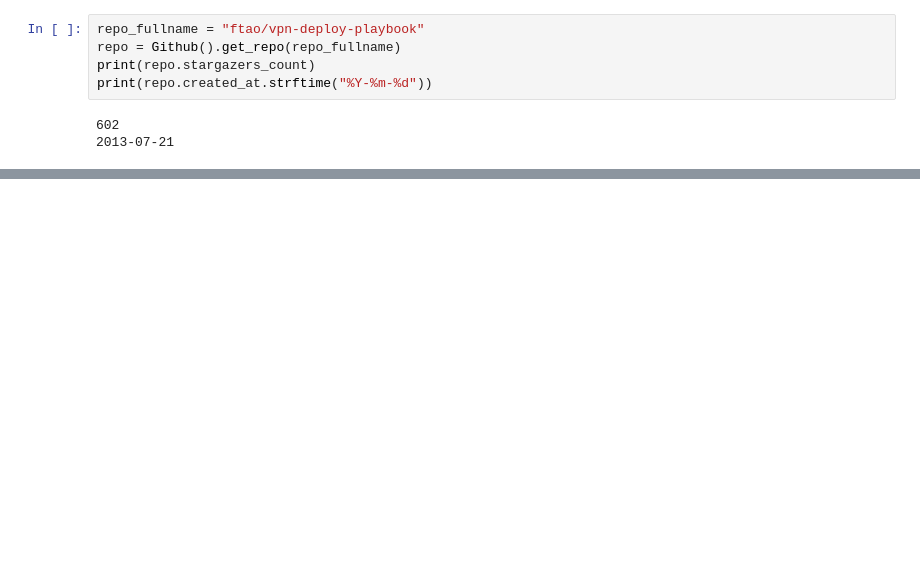
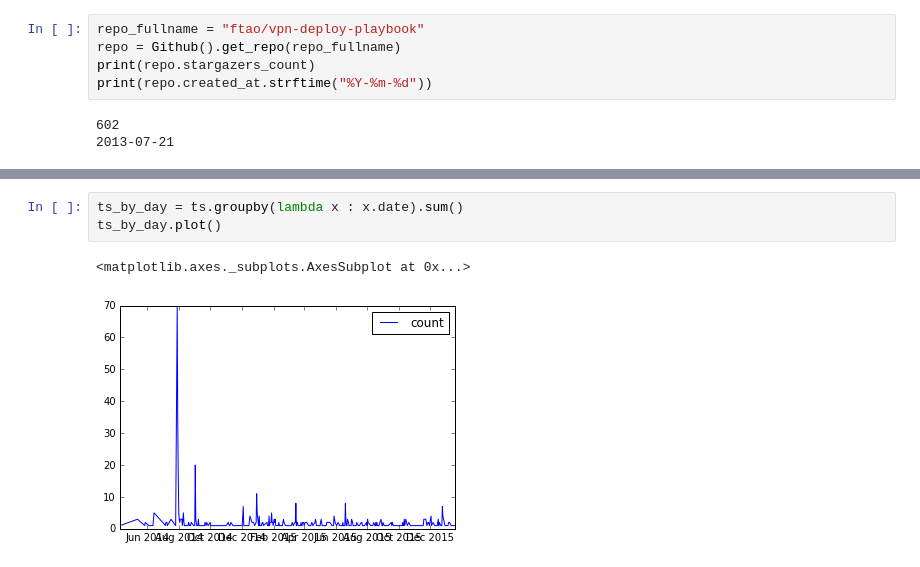
Before and after one commit to ftao/github-spread-analyze, a Jupyter notebook: github-spread.ipynb, the cells around one changed output, grey strips where cells are left out. Saved outputs shown, nothing was run; the diff lists cells and outputs as text; blank space fills up the shorter version.

```diff
--- a/github-spread.ipynb
+++ b/github-spread.ipynb
@@ -76,0 +281,6 @@ s.plot()
+# %%
+ts_by_day = ts.groupby(lambda x : x.date).sum()
+ts_by_day.plot()
+# %% [output]
+<matplotlib.axes._subplots.AxesSubplot at 0x...>
+[figure, added]
```
Also changed, not shown: parts of 29 cells of this notebook, 1 other file.
